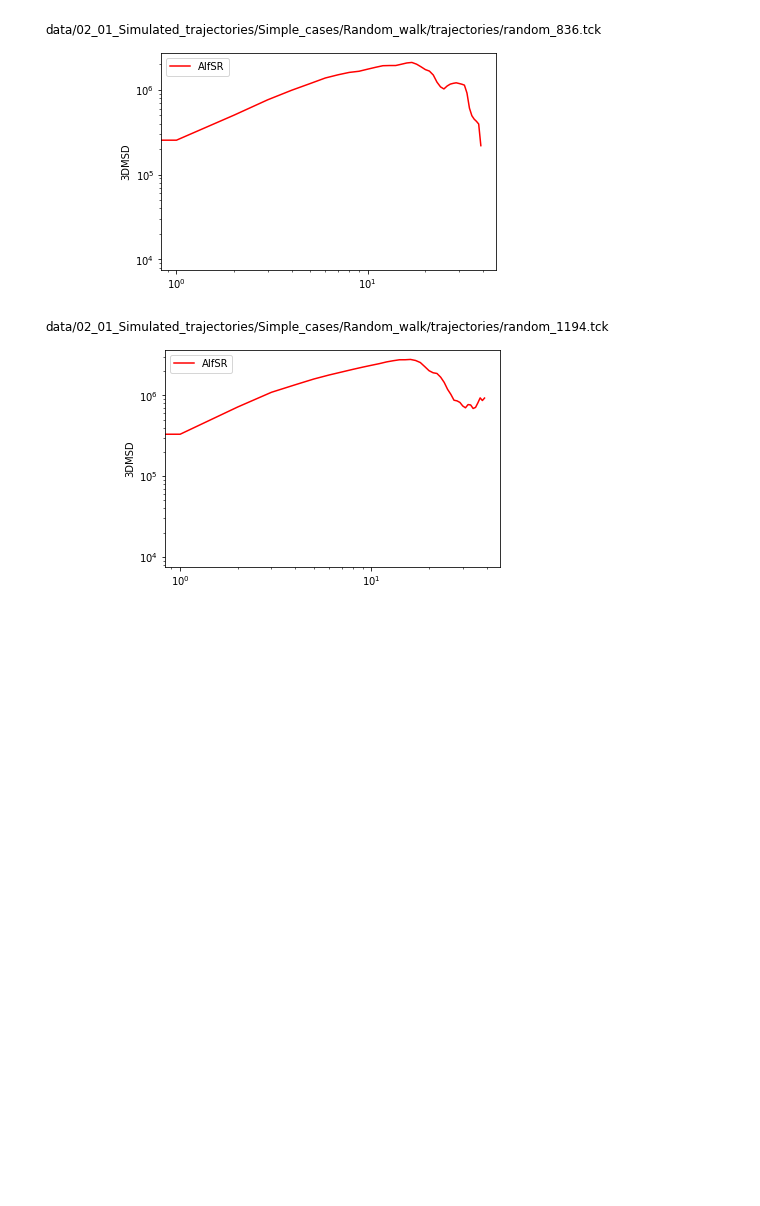
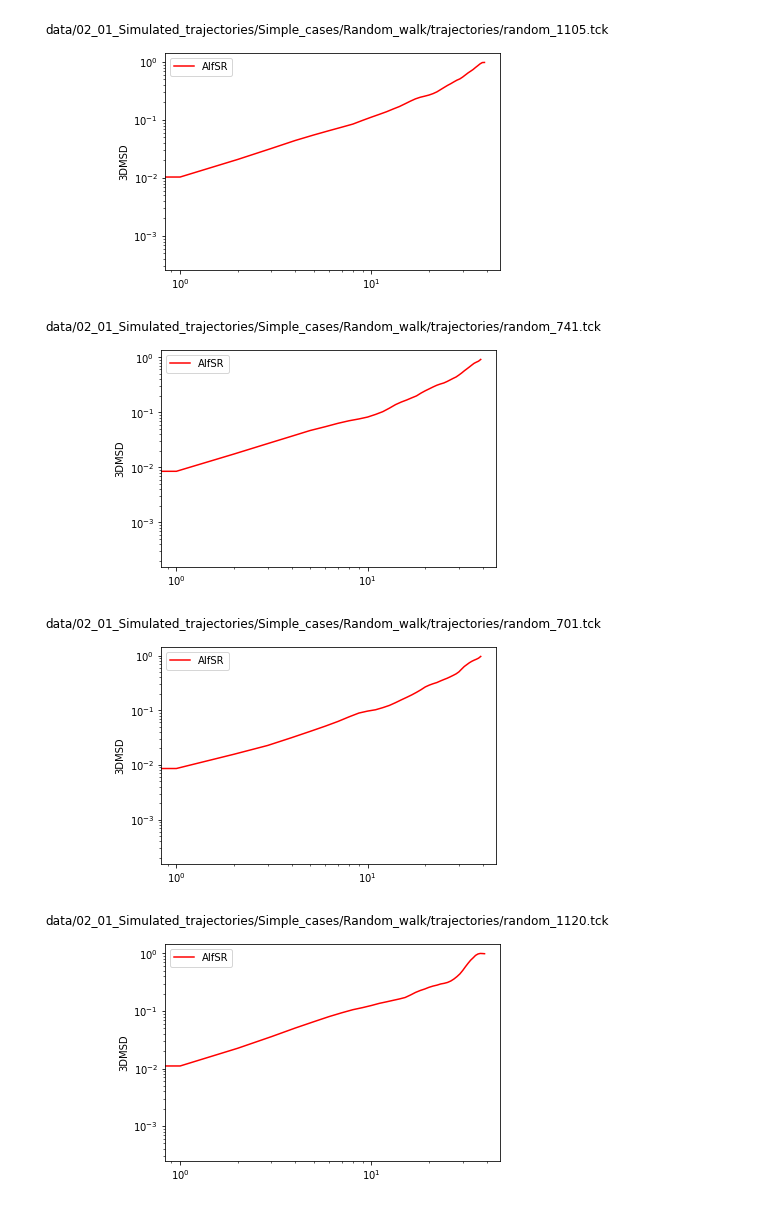
Before and after one commit to AIfSR/2022-spring-unsupervised-learning, a Jupyter notebook: src/diffusion_prediction/algorithmanalysis/LRNotebook.ipynb, the cells around one changed output. Cells and saved outputs as stored; diff of their text form; code cells hidden in the pictures; blank space fills up the shorter version.

```diff
--- a/src/diffusion_prediction/algorithmanalysis/LRNotebook.ipynb
+++ b/src/diffusion_prediction/algorithmanalysis/LRNotebook.ipynb
@@ -4,8 +4,9 @@ import os
 finalIndex = os.getcwd().split("/").index("diffusion_prediction")
 directory =  "/".join(os.getcwd().split("/")[:finalIndex])
 sys.path.insert(1, directory)
+print("directory: " , directory)
 from diffusion_prediction.ml_pipelines.LRPipelineFactory import LRPipelineFactory
 from diffusion_prediction.algorithmanalysis.CreateAlgorithmAnalysisMD import createAnalysisDocument
 
-createAnalysisDocument(LRPipelineFactory())
+createAnalysisDocument(LRPipelineFactory(), "LR_V1.0")
 # %% [output]
@@ -29,2 +30,4 @@ Here is the graphs of the trajectories that were predicted incorrectly
-[figure, old version]
+[figure, new version]
-[figure, old version]
+[figure, new version]
+[figure, added]
+[figure, added]
```
Also changed, not shown: parts of 1 cell of this notebook, 5 other files.
